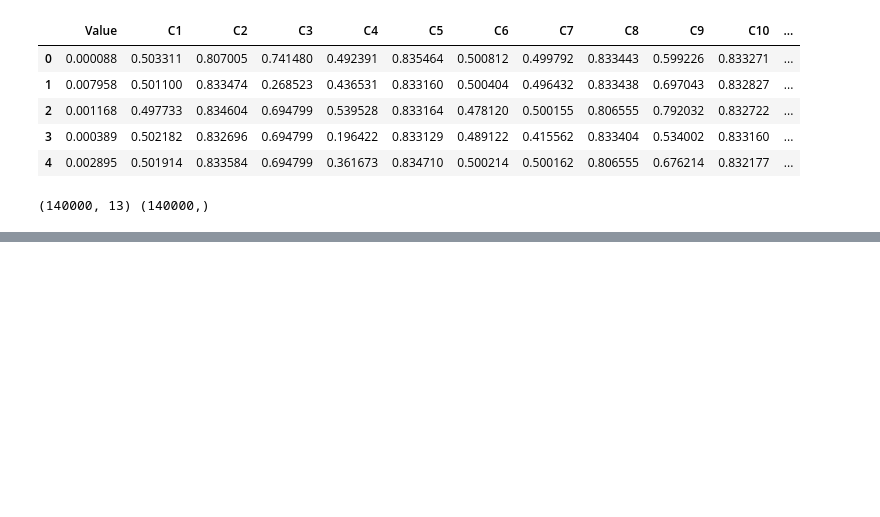
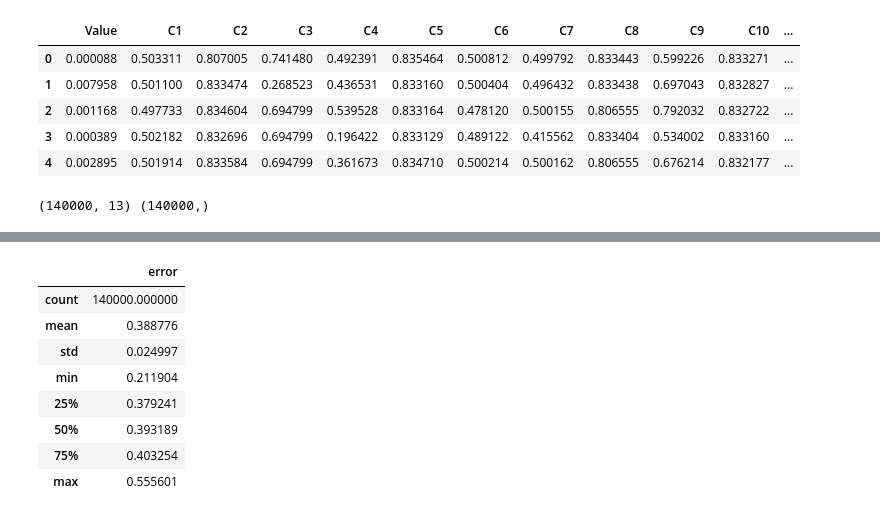
Before and after one commit to devbravo/Deep-Learning-Autoencoders-for-anomaly-detection, a Jupyter notebook: autoencoders.ipynb, the cells around one changed output, grey strips where cells are left out. Cells and saved outputs as stored; diff of their text form; code cells hidden in the pictures; blank space fills up the shorter version.

```diff
--- a/autoencoders.ipynb
+++ b/autoencoders.ipynb
@@ -137,0 +153,2 @@ print(X_train.shape, y_train.shape)
+# %%
+model.fit(X_train, y_train, batch_size=128, epochs=20)
@@ -137,0 +174,2 @@ print(X_train.shape, y_train.shape)
+# %%
+predictions = model.predict(X_train)
@@ -137,0 +194,3 @@ print(X_train.shape, y_train.shape)
+# %%
+error = np.square(np.subtract(predictions, X_train)).mean(axis=1)
+print(np.square(np.subtract(predictions, X_train)).mean())
@@ -137,0 +199,3 @@ print(X_train.shape, y_train.shape)
+# %%
+data_error = pd.DataFrame(error, columns=['error'])
+data_error.head()
@@ -137,0 +209,12 @@ print(X_train.shape, y_train.shape)
+# %%
+data_error.describe()
+# %% [output]
+|  | error |
+| count | 140000.000000 |
+| mean | 0.388776 |
+| std | 0.024997 |
+| min | 0.211904 |
+| 25% | 0.379241 |
+| 50% | 0.393189 |
+| 75% | 0.403254 |
+| max | 0.555601 |
```
Also changed, not shown: parts of 8 cells of this notebook.
